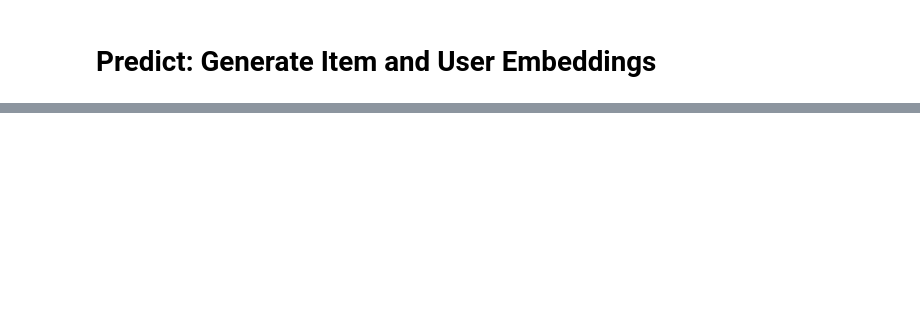
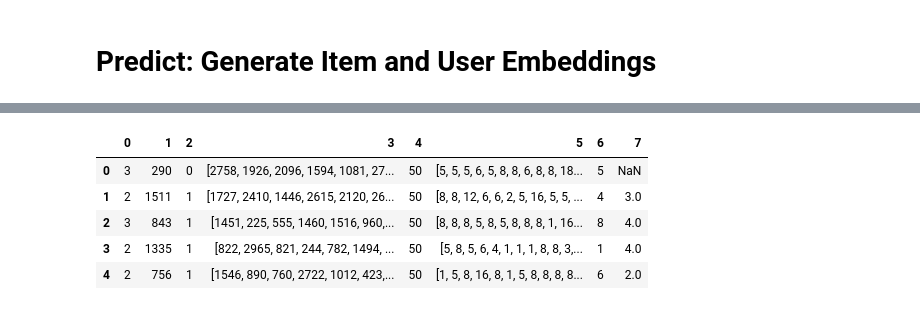
Before and after one commit to lingyu001/Recommendation, a Jupyter notebook: YoutubeDNN_breakdown.ipynb, the cells around one changed output, grey strips where cells are left out. Cells and saved outputs as stored; diff of their text form; code cells hidden in the pictures; blank space fills up the shorter version.

```diff
--- a/YoutubeDNN_breakdown.ipynb
+++ b/YoutubeDNN_breakdown.ipynb
@@ -523,0 +748,9 @@ time: 13.3 s (started: 2022-10-05 21:49:23 +00:00)
+# %%
+df_train.head()
+# %% [output]
+|  | 0 | 1 | 2 | 3 | 4 | 5 | 6 | 7 |
+| 0 | 3 | 290 | 0 | [2758, 1926, 2096, 1594, 1081, 27... | 50 | [5, 5, 5, 6, 5, 8, 8, 6, 8, 8, 18... | 5 | NaN |
+| 1 | 2 | 1511 | 1 | [1727, 2410, 1446, 2615, 2120, 26... | 50 | [8, 8, 12, 6, 6, 2, 5, 16, 5, 5, ... | 4 | 3.0 |
+| 2 | 3 | 843 | 1 | [1451, 225, 555, 1460, 1516, 960,... | 50 | [8, 8, 8, 5, 8, 5, 8, 8, 8, 1, 16... | 8 | 4.0 |
+| 3 | 2 | 1335 | 1 | [822, 2965, 821, 244, 782, 1494, ... | 50 | [5, 8, 5, 6, 4, 1, 1, 1, 8, 8, 3,... | 1 | 4.0 |
+| 4 | 2 | 756 | 1 | [1546, 890, 760, 2722, 1012, 423,... | 50 | [1, 5, 8, 16, 8, 1, 5, 8, 8, 8, 8... | 6 | 2.0 |
```
Also changed, not shown: parts of 92 cells of this notebook.
